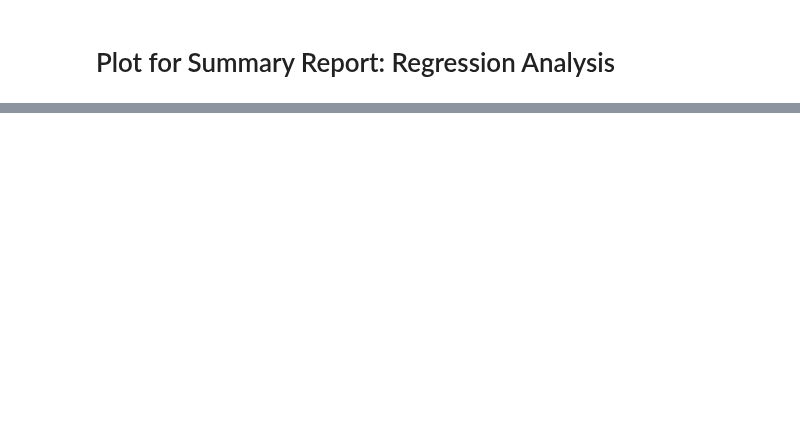
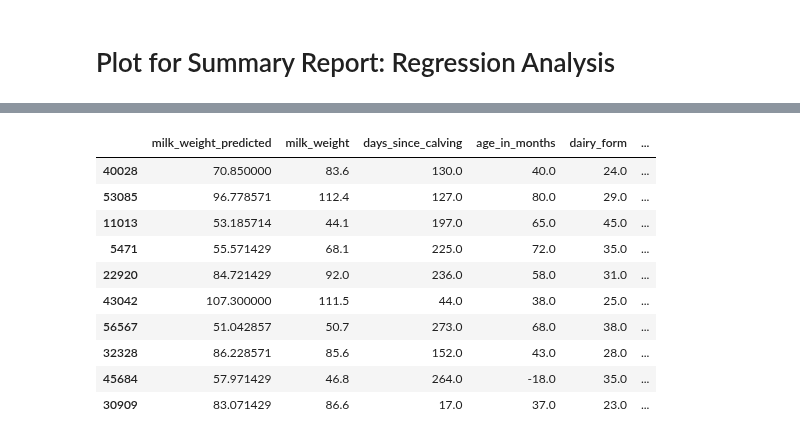
Before and after one commit to falaktheoptimist/happy-cows, a Jupyter notebook: notebooks/report-plot-generation/report-plot-regression-analysis-for-milk-weights.ipynb, the cells around one changed output, grey strips where cells are left out. Saved outputs shown, nothing was run; the diff lists cells and outputs as text; code cells hidden in the pictures; blank space fills up the shorter version.

```diff
--- a/notebooks/report-plot-generation/report-plot-regression-analysis-for-milk-weights.ipynb
+++ b/notebooks/report-plot-generation/report-plot-regression-analysis-for-milk-weights.ipynb
@@ -198,0 +200,21 @@ CV_Score: 0.28213529634484225
+# %%
+predicted = m_cv.predict(X)
+# %%
+data['milk_weight_predicted'] = predicted
+output = data[['milk_weight_predicted', 'milk_weight', 'days_since_calving', 'age_in_months', \
+             'dairy_form', 'udder_score_aggregate', 'dairy_strength_aggregate', 'final_score', \
+             'breed_age_average', 'milk_score', 'ctpi']]
+# %%
+output.sample(10)
+# %% [output]
+|  | milk_weight_predicted | milk_weight | days_since_calving | age_in_months | dairy_form | ... |
+| 40028 | 70.850000 | 83.6 | 130.0 | 40.0 | 24.0 | ... |
+| 53085 | 96.778571 | 112.4 | 127.0 | 80.0 | 29.0 | ... |
+| 11013 | 53.185714 | 44.1 | 197.0 | 65.0 | 45.0 | ... |
+| 5471 | 55.571429 | 68.1 | 225.0 | 72.0 | 35.0 | ... |
+| 22920 | 84.721429 | 92.0 | 236.0 | 58.0 | 31.0 | ... |
+| 43042 | 107.300000 | 111.5 | 44.0 | 38.0 | 25.0 | ... |
+| 56567 | 51.042857 | 50.7 | 273.0 | 68.0 | 38.0 | ... |
+| 32328 | 86.228571 | 85.6 | 152.0 | 43.0 | 28.0 | ... |
+| 45684 | 57.971429 | 46.8 | 264.0 | -18.0 | 35.0 | ... |
+| 30909 | 83.071429 | 86.6 | 17.0 | 37.0 | 23.0 | ... |
```
Also changed, not shown: parts of 2 cells of this notebook, 2 other files.
